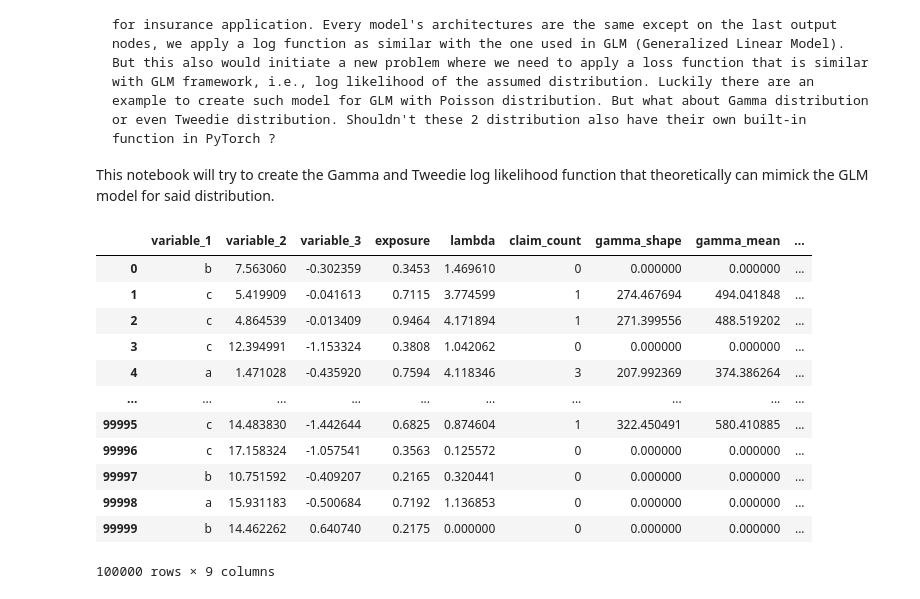
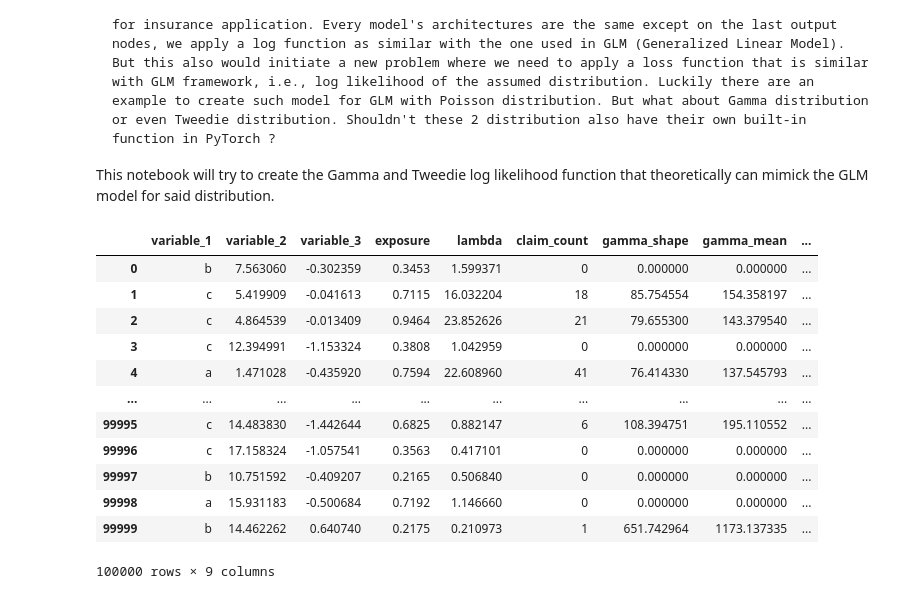
Before and after one commit to leonv1602/my-actuarial-journey, a Jupyter notebook: Machine Learning and Deep Learning/Custom Loss Function in PyTorch.ipynb, the cells around one changed output. Drawn from its saved outputs; the diff is of its cells as text; code cells hidden in the pictures.

```diff
--- a/Machine Learning and Deep Learning/Custom Loss Function in PyTorch.ipynb
+++ b/Machine Learning and Deep Learning/Custom Loss Function in PyTorch.ipynb
@@ -26,47 +26,48 @@ import torch.nn.functional as F
 # %%
 np.random.seed(108)
 n_obs = 100_000
 
 model_df = pd.DataFrame({
     'variable_1' : np.random.choice(a=['a', 'b', 'c'], size=n_obs),
     'variable_2' : np.random.uniform(low=0, high=20, size=n_obs),
     'variable_3' : np.random.normal(loc = 0, scale = 1, size = n_obs),
     'exposure' : np.round(np.random.uniform(low=0.2, high=1, size=n_obs),4),
     })
-model_df['lambda'] = (
-    3.2 +
+model_df['lambda'] = np.exp(
+    2.2 +
     model_df['variable_1'].map({'a': 0.4, 'b': -0.3, 'c': 0.8}) -
     0.2*model_df['variable_2'] +
     1.2*np.cos(model_df['variable_3']) +
     np.log(model_df['exposure'])
-).clip(0)
+)
 
 model_df['claim_count'] = np.random.poisson(lam = model_df['lambda'])
 
 # Claim Amount
 model_df['gamma_shape'] = (
-    152 +
-    model_df['variable_1'].map({'a': 41.3, 'b': 12.8, 'c': 83.2}) +
-    5.9*model_df['variable_2'] +
-    7.6*np.exp(model_df['variable_3']) +
-    np.log(model_df['claim_count'])
-).clip(0)
+    0.00008 +
+    model_df['variable_1'].map({'a': 0.000041, 'b': 0.00008, 'c': 0.00002}) +
+    0.00009*model_df['variable_2'] +
+    0.00006*np.cosh(model_df['variable_3'])
+)**-1 * model_df['claim_count']
+model_df.loc[(model_df['claim_count'] == 0), 'gamma_shape'] = 0
+
 model_df['gamma_mean'] = model_df['gamma_shape'] * 1.8 # we choose a dispersion parameter of 1.8
 model_df['total_claim_amount'] = np.random.gamma(shape = model_df['gamma_shape'] , scale = 1.8)
 model_df
 # %% [output]
 |  | variable_1 | variable_2 | variable_3 | exposure | lambda | claim_count | gamma_shape | gamma_mean | ... |
-| 0 | b | 7.563060 | -0.302359 | 0.3453 | 1.469610 | 0 | 0.000000 | 0.000000 | ... |
-| 1 | c | 5.419909 | -0.041613 | 0.7115 | 3.774599 | 1 | 274.467694 | 494.041848 | ... |
-| 2 | c | 4.864539 | -0.013409 | 0.9464 | 4.171894 | 1 | 271.399556 | 488.519202 | ... |
-| 3 | c | 12.394991 | -1.153324 | 0.3808 | 1.042062 | 0 | 0.000000 | 0.000000 | ... |
-| 4 | a | 1.471028 | -0.435920 | 0.7594 | 4.118346 | 3 | 207.992369 | 374.386264 | ... |
+| 0 | b | 7.563060 | -0.302359 | 0.3453 | 1.599371 | 0 | 0.000000 | 0.000000 | ... |
+| 1 | c | 5.419909 | -0.041613 | 0.7115 | 16.032204 | 18 | 85.754554 | 154.358197 | ... |
+| 2 | c | 4.864539 | -0.013409 | 0.9464 | 23.852626 | 21 | 79.655300 | 143.379540 | ... |
+| 3 | c | 12.394991 | -1.153324 | 0.3808 | 1.042959 | 0 | 0.000000 | 0.000000 | ... |
+| 4 | a | 1.471028 | -0.435920 | 0.7594 | 22.608960 | 41 | 76.414330 | 137.545793 | ... |
 | ... | ... | ... | ... | ... | ... | ... | ... | ... | ... |
-| 99995 | c | 14.483830 | -1.442644 | 0.6825 | 0.874604 | 1 | 322.450491 | 580.410885 | ... |
-| 99996 | c | 17.158324 | -1.057541 | 0.3563 | 0.125572 | 0 | 0.000000 | 0.000000 | ... |
-| 99997 | b | 10.751592 | -0.409207 | 0.2165 | 0.320441 | 0 | 0.000000 | 0.000000 | ... |
-| 99998 | a | 15.931183 | -0.500684 | 0.7192 | 1.136853 | 0 | 0.000000 | 0.000000 | ... |
-| 99999 | b | 14.462262 | 0.640740 | 0.2175 | 0.000000 | 0 | 0.000000 | 0.000000 | ... |
+| 99995 | c | 14.483830 | -1.442644 | 0.6825 | 0.882147 | 6 | 108.394751 | 195.110552 | ... |
+| 99996 | c | 17.158324 | -1.057541 | 0.3563 | 0.417101 | 0 | 0.000000 | 0.000000 | ... |
+| 99997 | b | 10.751592 | -0.409207 | 0.2165 | 0.506840 | 0 | 0.000000 | 0.000000 | ... |
+| 99998 | a | 15.931183 | -0.500684 | 0.7192 | 1.146660 | 0 | 0.000000 | 0.000000 | ... |
+| 99999 | b | 14.462262 | 0.640740 | 0.2175 | 0.210973 | 1 | 651.742964 | 1173.137335 | ... |
 100000 rows × 9 columns
 # %%
 model_df[model_df['claim_count']>0].describe()
```
Also changed, not shown: parts of 10 cells of this notebook.
